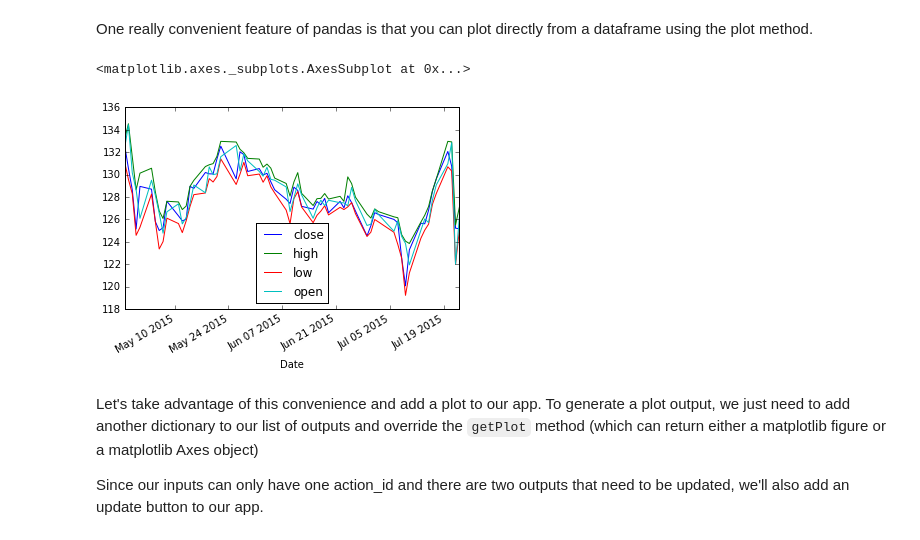
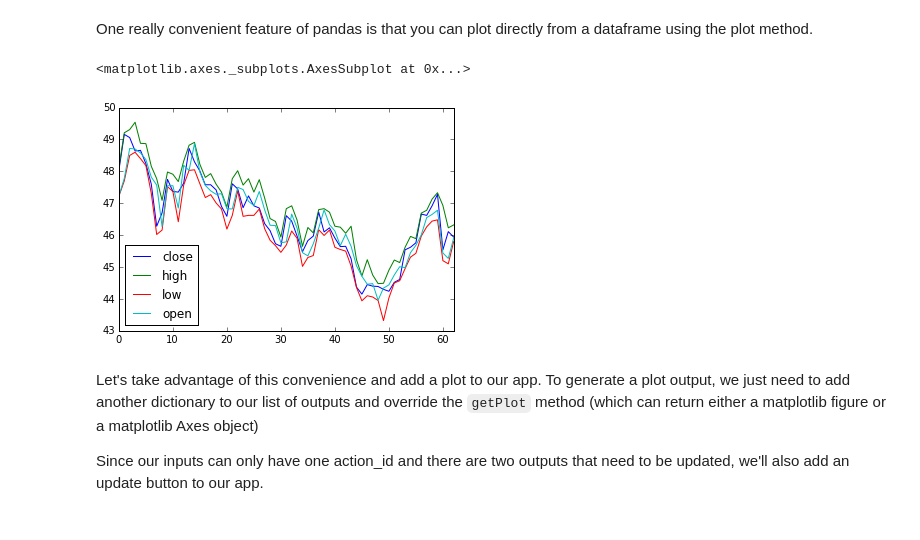
Before and after one commit to adamhajari/spyre, a Jupyter notebook: tutorial/pydata2015_seattle/pydata2015_seattle.ipynb, the cells around one changed output. Saved outputs shown, nothing was run; the diff lists cells and outputs as text; code cells hidden in the pictures.

```diff
--- a/tutorial/pydata2015_seattle/pydata2015_seattle.ipynb
+++ b/tutorial/pydata2015_seattle/pydata2015_seattle.ipynb
@@ -191,7 +200,7 @@ def getData(params):
     df['Date'] = pd.to_datetime(df['Date'],format='%Y%m%d')
     return df.drop('volume',axis=1)
 
-params = {'ticker':'AAPL'}
+params = {'ticker':'MSFT'}
 df = getData(params)
 df.head()
 # %% [output]
@@ -241,10 +250,10 @@ app.launch()
 # %% [markdown]
 One really convenient feature of pandas is that you can plot directly from a dataframe using the plot method.
 # %%
-df.set_index('Date').plot()
+df.plot()
 # %% [output]
 <matplotlib.axes._subplots.AxesSubplot at 0x...>
-[figure, old version]
+[figure, new version]
 # %% [markdown]
 Let's take advantage of this convenience and add a plot to our app.  To generate a plot output, we just need to add another dictionary to our list of outputs and override the `getPlot` method (which can return either a matplotlib figure or a matplotlib Axes object)
 
```
Also changed, not shown: parts of 3 cells of this notebook.
